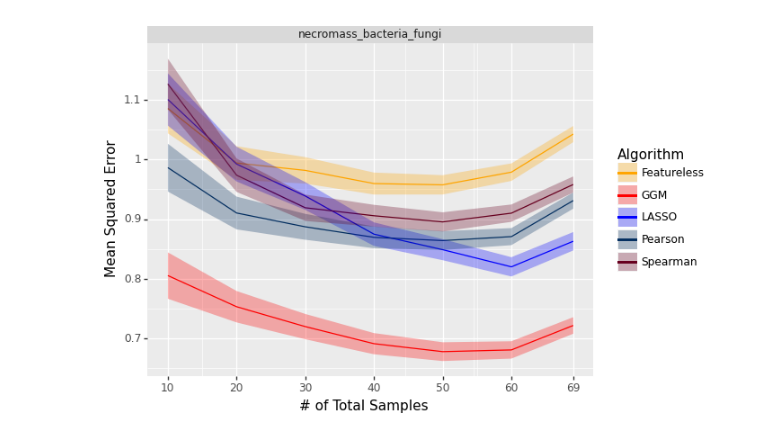
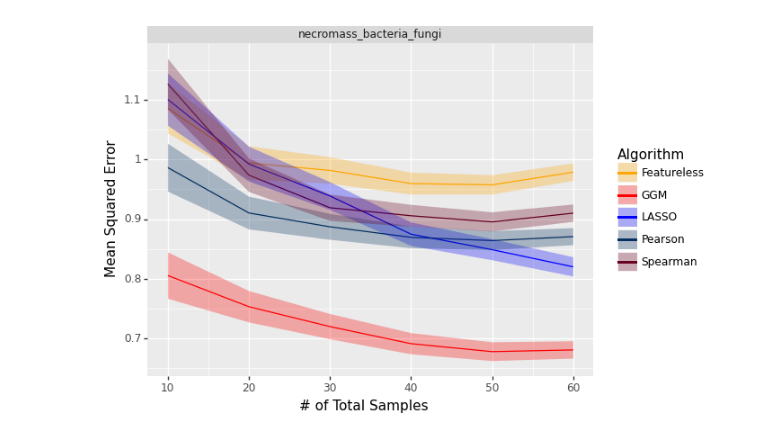
Before and after one commit to EngineerDanny/CS685-Microbe-Network-Research-Code, a Jupyter notebook: model_subsampling/results/analyze_results.ipynb, the cells around one changed output. Cells and saved outputs as stored; diff of their text form; code cells hidden in the pictures.

```diff
--- a/model_subsampling/results/analyze_results.ipynb
+++ b/model_subsampling/results/analyze_results.ipynb
@@ -256,34 +64,34 @@ def test_error_graph(error_df):
 # date_time = "2023-03-22_19:15"
 # date_time = "2023-04-03_18:15"
 # date_time = "2023-04-03_18:31"
 date_time = "2023-03-22_18:12"
 date_time = "2023-03-22_19:01"
 date_time = "2023-04-10_11:18"
 date_time = "2023-04-10_12:28"
 
 # date_time = "2023-04-10_17:47"
 date_time = "2023-04-10_15:31"
 date_time = "2023-05-29_12:40"
 date_time = "2023-06-21_17:26"
 date_time = "2023-06-21_19:01"
 date_time = "2023-06-28_13:01"
 # date_time = "2023-07-19_20:27"
 date_time = "2023-07-20_16:36"
 
-date_time = "2023-07-20_16:44"
+# NECROMASS DF
+# date_time = "2023-07-20_16:44"
 # date_time = "2023-08-03_18:13"
 date_time = "2023-08-18_14:28"
 
 
 
 
 error_df = pd.read_csv(f"{root_results_dir}/{date_time}_results.csv")
 # error_df.loc[error_df['Algorithm'] == 'GuassianGraphicalMethod', 'Algorithm'] = 'GaussianGraphicalModel'
 
 # error_df.to_csv(f"{root_results_dir}/{date_time}_results.csv", index=False)
 # filter when `# of Total Samples` is 20, 40, 60, 80, 100
-# error_df = error_df[error_df["# of Total Samples"].isin([20, 40, 60, 80, 100])]
-
+error_df = error_df[error_df["# of Total Samples"].isin([10, 20, 30, 40, 50, 60])]
 test_error_graph(error_df)
 # %% [output]
-[figure, old version]
+[figure, new version]
```
Also changed, not shown: parts of 8 cells of this notebook.
